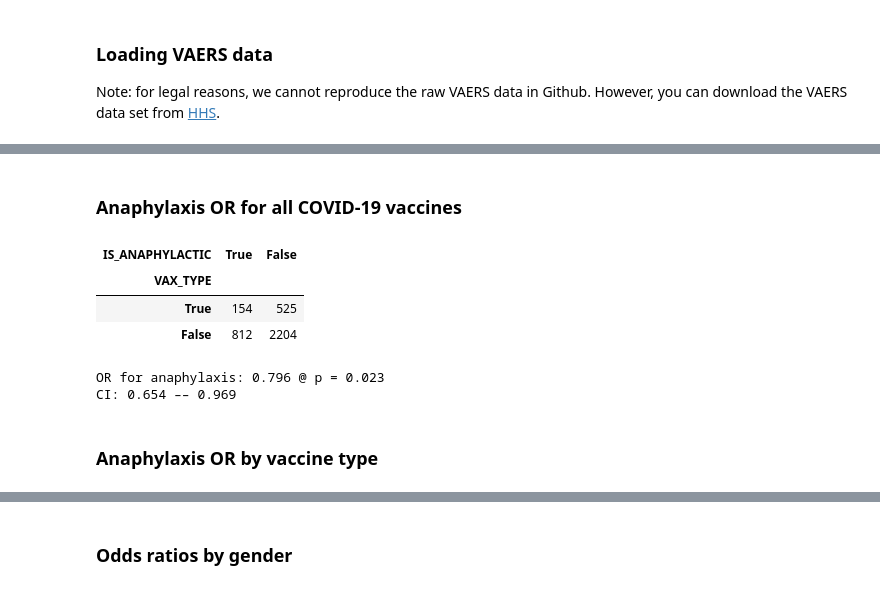
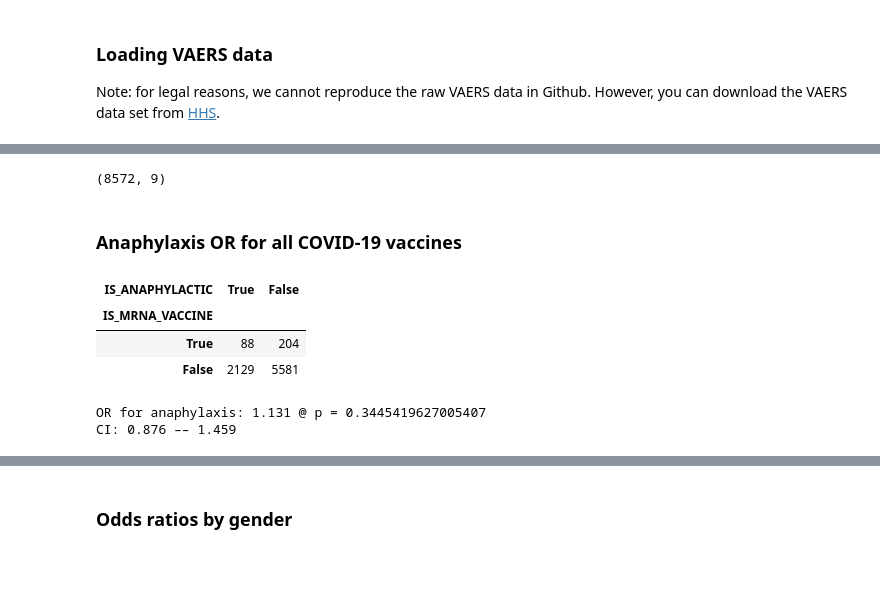
Before and after one commit to chrisvoncsefalvay/covid-19-vaccine-anaphylaxis, a Jupyter notebook: src/Case-control study of anaphylactic events reported in relation to the COVID-19 vaccine.ipynb, the cells around one changed output, grey strips where cells are left out. Cells and saved outputs as stored; diff of their text form; code cells hidden in the pictures.

```diff
--- a/src/Case-control study of anaphylactic events reported in relation to the COVID-19 vaccine.ipynb
+++ b/src/Case-control study of anaphylactic events reported in relation to the COVID-19 vaccine.ipynb
@@ -157,5 +187,5 @@ controls = data[data.IS_ANAPHYLACTIC == False][["VAERS_ID", "AGE_YRS", "SEX", "I
 # %%
-m = Matcher(cases, controls, yvar="IS_ANAPHYLACTIC", exclude=["VAERS_ID", "IS_COVID_VACCINE"])
+m = Matcher(cases, controls, yvar="IS_ANAPHYLACTIC", exclude=["VAERS_ID", "IS_MRNA_VACCINE"])
 # %% [output]
 Formula:
 IS_ANAPHYLACTIC ~ AGE_YRS+SEX
@@ -211,19 +239,27 @@ df = m.matched_data[m.matched_data.VAERS_ID.isin(df.VAERS_ID)].merge(vax[["VAERS
+# %%
+m.matched_data.shape
+# %% [output]
+(8572, 9)
+# %%
+df = m.matched_data.merge(data[["VAERS_ID", "IS_MRNA_VACCINE"]]).groupby(["record_id", "match_id"]).first()
+# %%
+df = df.reset_index()
+# %%
+matched_df = df.merge(data[["VAERS_ID", "ALLERGIES"]]).groupby("VAERS_ID").first()
 # %% [markdown]
 ### Anaphylaxis OR for all COVID-19 vaccines
 # %%
-pd.crosstab(df.VAX_TYPE == "COVID19", df.IS_ANAPHYLACTIC).rename(columns={0: False, 1: True}).sort_index(ascending=False).sort_index(axis=1, ascending=False)
+pd.crosstab(matched_df.IS_MRNA_VACCINE, matched_df.IS_ANAPHYLACTIC).rename(columns={0: False, 1: True}).sort_index(ascending=False).sort_index(axis=1, ascending=False)
 # %% [output]
 | IS_ANAPHYLACTIC | True | False |
-| VAX_TYPE |  |  |
-| True | 154 | 525 |
-| False | 812 | 2204 |
+| IS_MRNA_VACCINE |  |  |
+| True | 88 | 204 |
+| False | 2129 | 5581 |
 # %%
-contingency_table = sm.stats.Table2x2(pd.crosstab(df.VAX_TYPE == "COVID19", df.IS_ANAPHYLACTIC).rename(columns={0: False, 1: True}).sort_index(ascending=False).sort_index(axis=1, ascending=False))
+contingency_table = sm.stats.Table2x2(pd.crosstab(matched_df.IS_MRNA_VACCINE, matched_df.IS_ANAPHYLACTIC).rename(columns={0: False, 1: True}).sort_index(ascending=False).sort_index(axis=1, ascending=False))
 
-print(f"OR for anaphylaxis: {contingency_table.oddsratio:.3f} @ p = {contingency_table.oddsratio_pvalue():.3f}")
+print(f"OR for anaphylaxis: {contingency_table.oddsratio:.3f} @ p = {contingency_table.oddsratio_pvalue()}")
 print(f"CI: {contingency_table.oddsratio_confint()[0]:.3f} –– {contingency_table.oddsratio_confint()[1]:.3f}")
 # %% [output]
-OR for anaphylaxis: 0.796 @ p = 0.023
-CI: 0.654 –– 0.969
+OR for anaphylaxis: 1.131 @ p = 0.3445419627005407
+CI: 0.876 –– 1.459
-# %% [markdown]
-### Anaphylaxis OR by vaccine type
```
Also changed, not shown: parts of 65 cells of this notebook, 8 other files.
